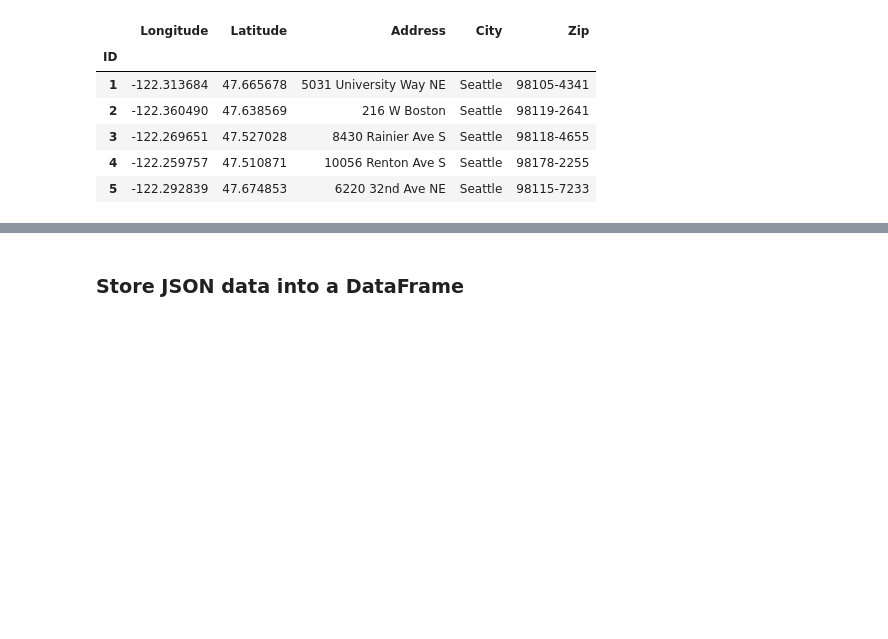
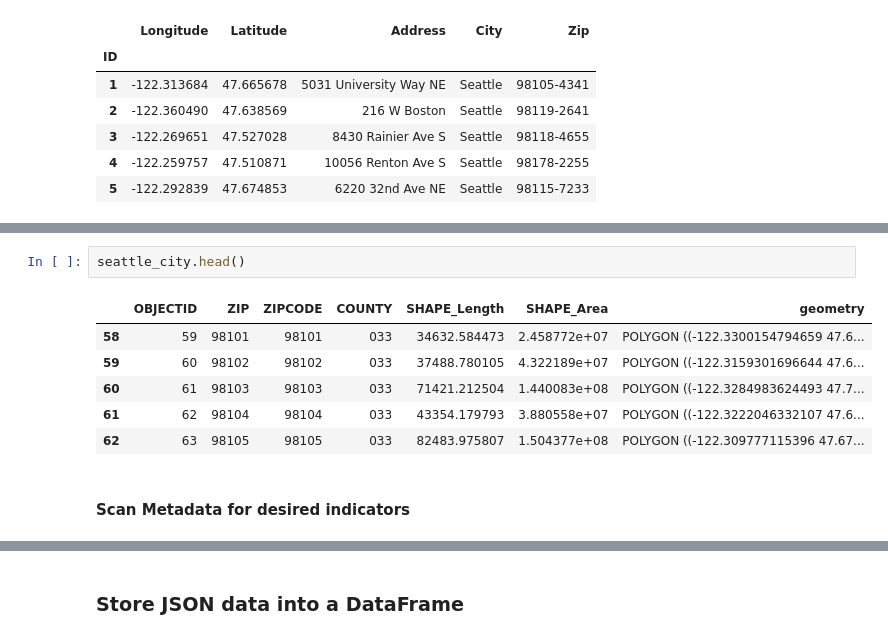
Before and after one commit to LauraJ3053/ETL_Project, a Jupyter notebook: ETL_Project.ipynb, the cells around one changed output, grey strips where cells are left out. Saved outputs shown, nothing was run; the diff lists cells and outputs as text; blank space fills up the shorter version.

```diff
--- a/ETL_Project.ipynb
+++ b/ETL_Project.ipynb
@@ -91,0 +113,11 @@ prvt_schools_transformed.head()
+# %%
+seattle_city.head()
+# %% [output]
+|  | OBJECTID | ZIP | ZIPCODE | COUNTY | SHAPE_Length | SHAPE_Area | geometry |
+| 58 | 59 | 98101 | 98101 | 033 | 34632.584473 | 2.458772e+07 | POLYGON ((-122.3300154794659 47.6... |
+| 59 | 60 | 98102 | 98102 | 033 | 37488.780105 | 4.322189e+07 | POLYGON ((-122.3159301696644 47.6... |
+| 60 | 61 | 98103 | 98103 | 033 | 71421.212504 | 1.440083e+08 | POLYGON ((-122.3284983624493 47.7... |
+| 61 | 62 | 98104 | 98104 | 033 | 43354.179793 | 3.880558e+07 | POLYGON ((-122.3222046332107 47.6... |
+| 62 | 63 | 98105 | 98105 | 033 | 82483.975807 | 1.504377e+08 | POLYGON ((-122.309777115396 47.67... |
+# %% [markdown]
+#### Scan Metadata for desired indicators
```
Also changed, not shown: parts of 17 cells of this notebook.
